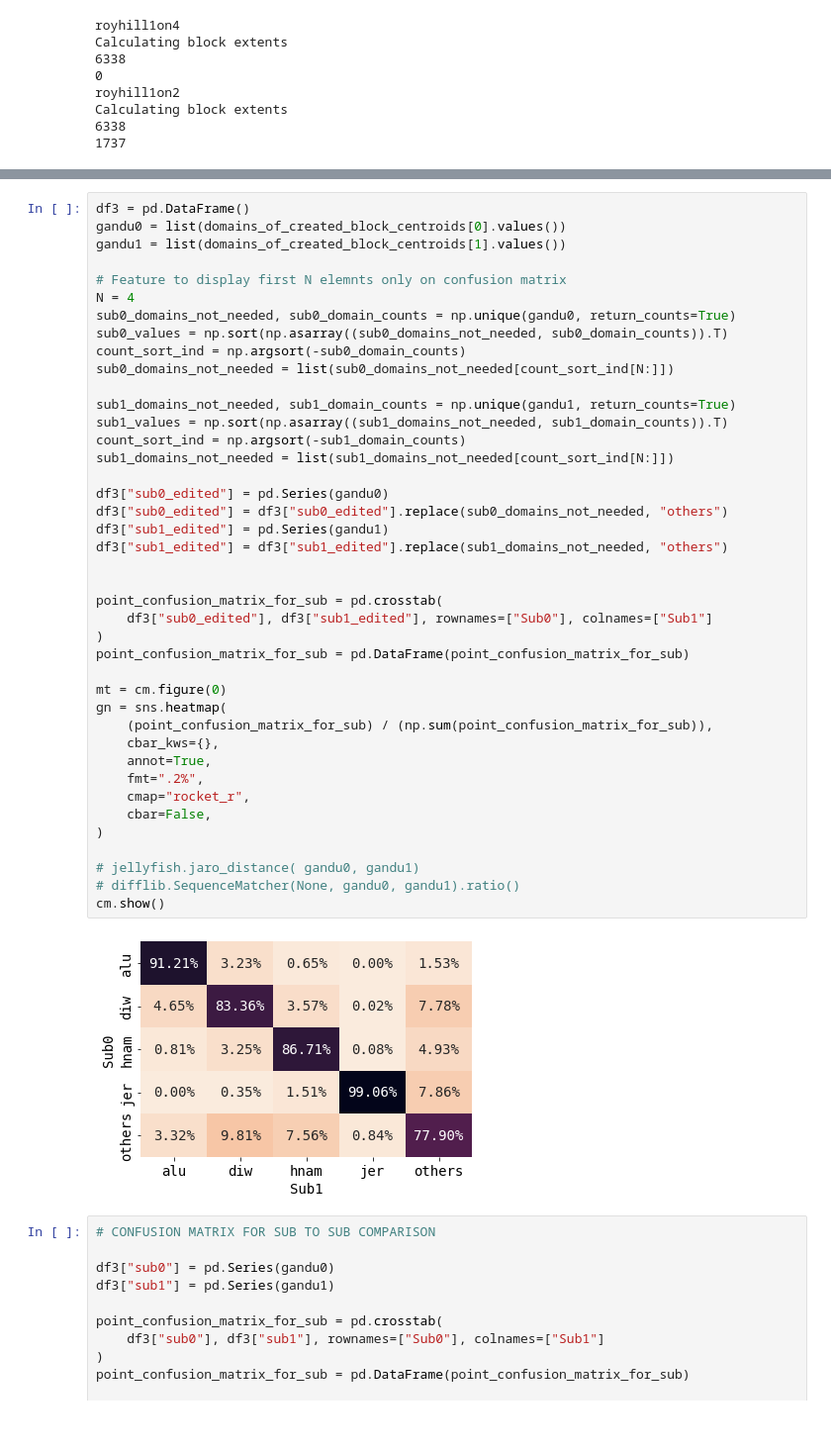
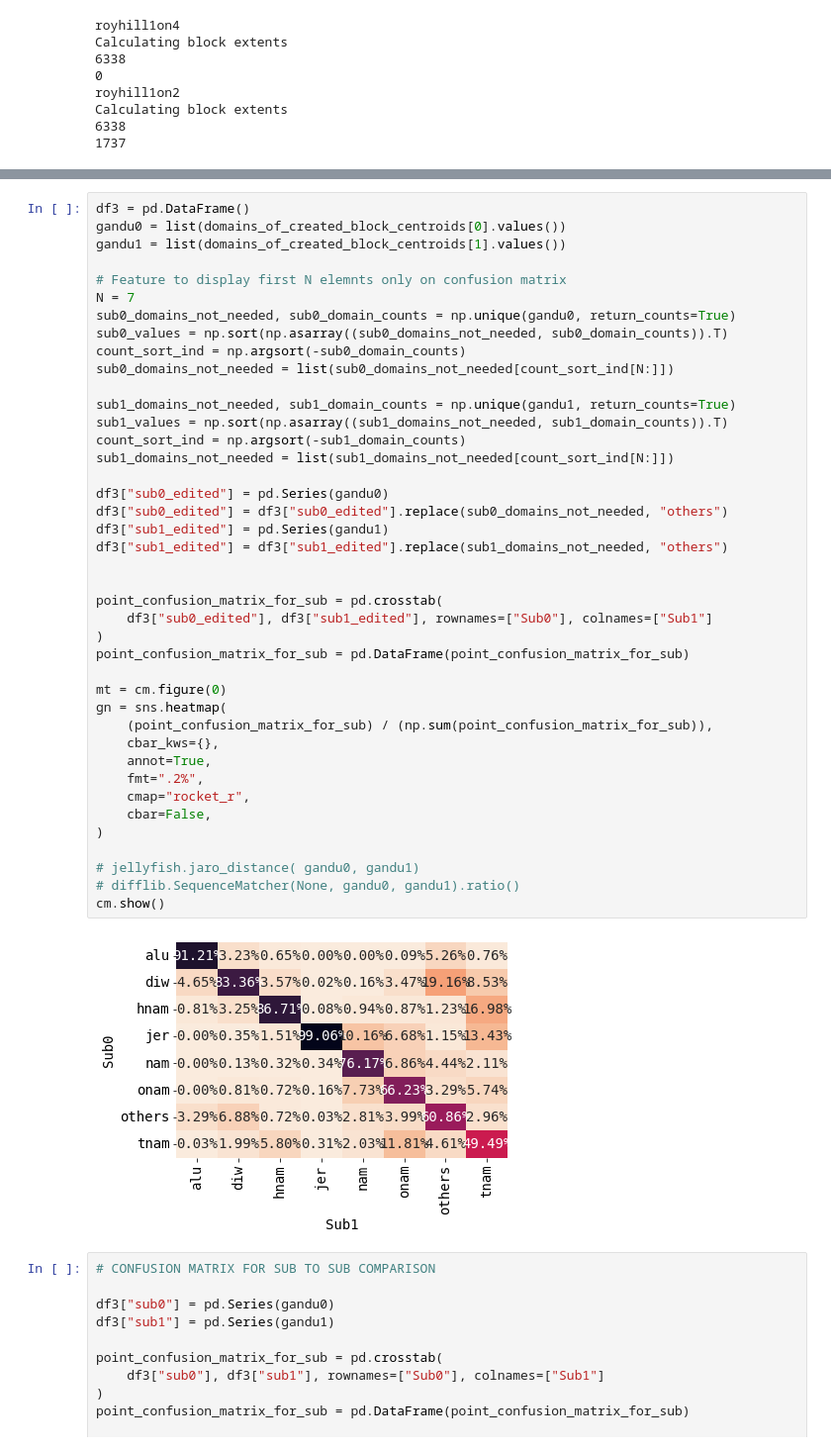
Before and after one commit to jash404/Block-model-comparison, a Jupyter notebook: Sub-Sub.ipynb, the cells around one changed output, grey strips where cells are left out. Shown at 99% size. Cells and saved outputs as stored; diff of their text form; blank space fills up the shorter version.

```diff
--- a/Sub-Sub.ipynb
+++ b/Sub-Sub.ipynb
@@ -361,7 +368,7 @@ gandu0 = list(domains_of_created_block_centroids[0].values())
 gandu1 = list(domains_of_created_block_centroids[1].values())
 
 # Feature to display first N elemnts only on confusion matrix
-N = 4
+N = 7
 sub0_domains_not_needed, sub0_domain_counts = np.unique(gandu0, return_counts=True)
 sub0_values = np.sort(np.asarray((sub0_domains_not_needed, sub0_domain_counts)).T)
 count_sort_ind = np.argsort(-sub0_domain_counts)
@@ -370,34 +377,34 @@ sub0_domains_not_needed = list(sub0_domains_not_needed[count_sort_ind[N:]])
 sub1_domains_not_needed, sub1_domain_counts = np.unique(gandu1, return_counts=True)
 sub1_values = np.sort(np.asarray((sub1_domains_not_needed, sub1_domain_counts)).T)
 count_sort_ind = np.argsort(-sub1_domain_counts)
 sub1_domains_not_needed = list(sub1_domains_not_needed[count_sort_ind[N:]])
 
 df3["sub0_edited"] = pd.Series(gandu0)
 df3["sub0_edited"] = df3["sub0_edited"].replace(sub0_domains_not_needed, "others")
 df3["sub1_edited"] = pd.Series(gandu1)
 df3["sub1_edited"] = df3["sub1_edited"].replace(sub1_domains_not_needed, "others")
 
 
 point_confusion_matrix_for_sub = pd.crosstab(
     df3["sub0_edited"], df3["sub1_edited"], rownames=["Sub0"], colnames=["Sub1"]
 )
 point_confusion_matrix_for_sub = pd.DataFrame(point_confusion_matrix_for_sub)
 
 mt = cm.figure(0)
 gn = sns.heatmap(
     (point_confusion_matrix_for_sub) / (np.sum(point_confusion_matrix_for_sub)),
     cbar_kws={},
     annot=True,
     fmt=".2%",
     cmap="rocket_r",
     cbar=False,
 )
 
 # jellyfish.jaro_distance( gandu0, gandu1)
 # difflib.SequenceMatcher(None, gandu0, gandu1).ratio()
 cm.show()
 # %% [output]
-[figure, old version]
+[figure, new version]
 # %%
 # CONFUSION MATRIX FOR SUB TO SUB COMPARISON
 
```
Also changed, not shown: parts of 6 cells of this notebook, 1 other file.
